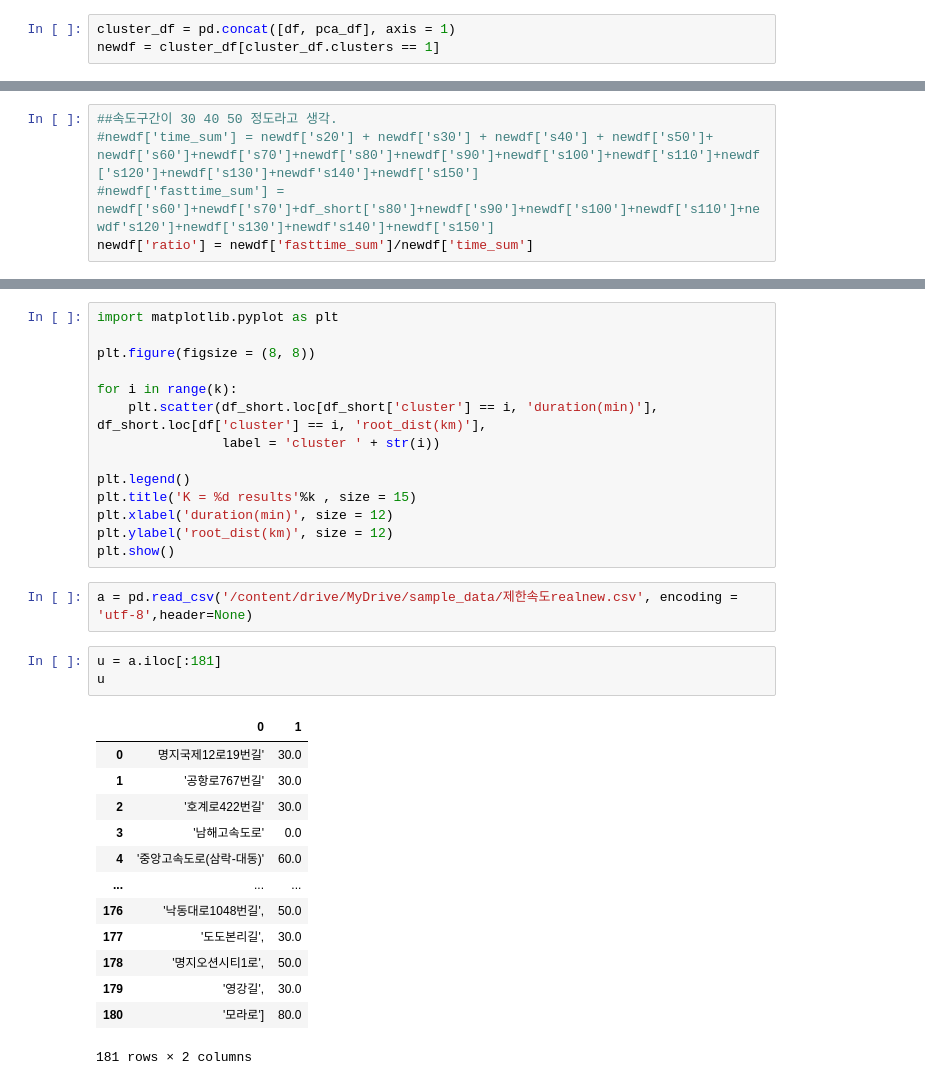
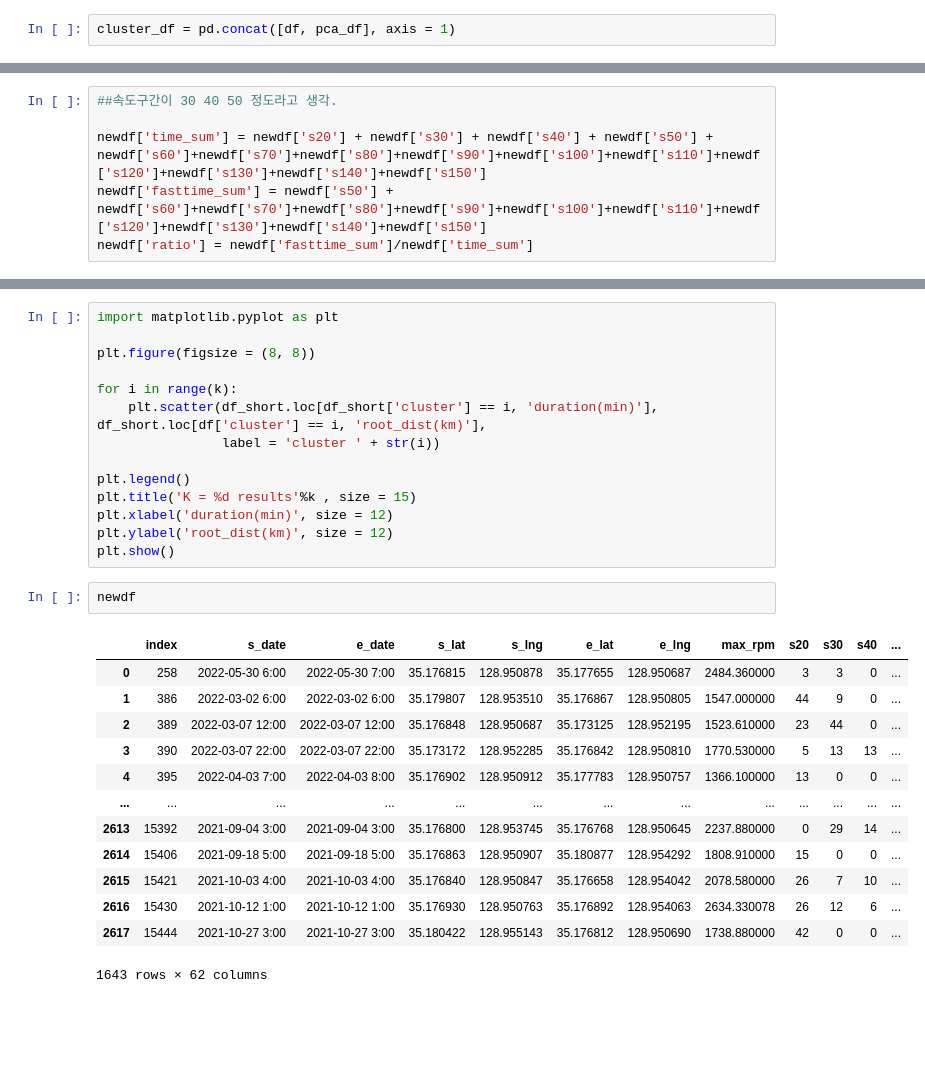
Before and after one commit to iterat1on/Realtime_abnomal_driving_detection, a Jupyter notebook: 클러스터링.ipynb, the cells around one changed output, grey strips where cells are left out. Cells and saved outputs as stored; diff of their text form; blank space fills up the shorter version.

```diff
--- a/클러스터링.ipynb
+++ b/클러스터링.ipynb
@@ -199,4 +148,3 @@ Name: clusters, dtype: int64
 df.reset_index(inplace = True)
 # %%
 cluster_df = pd.concat([df, pca_df], axis = 1)
-newdf = cluster_df[cluster_df.clusters == 1]
@@ -280,5 +217,6 @@ newdf.road_1.unique()
 # %%
 ##속도구간이 30 40 50 정도라고 생각.
-#newdf['time_sum'] = newdf['s20'] + newdf['s30'] + newdf['s40'] + newdf['s50']+ newdf['s60']+newdf['s70']+newdf['s80']+newdf['s90']+newdf['s100']+newdf['s110']+newdf['s120']+newdf['s130']+newdf's140']+newdf['s150']
-#newdf['fasttime_sum'] = newdf['s60']+newdf['s70']+df_short['s80']+newdf['s90']+newdf['s100']+newdf['s110']+newdf's120']+newdf['s130']+newdf's140']+newdf['s150']
+
+newdf['time_sum'] = newdf['s20'] + newdf['s30'] + newdf['s40'] + newdf['s50'] + newdf['s60']+newdf['s70']+newdf['s80']+newdf['s90']+newdf['s100']+newdf['s110']+newdf['s120']+newdf['s130']+newdf['s140']+newdf['s150']
+newdf['fasttime_sum'] = newdf['s50'] + newdf['s60']+newdf['s70']+newdf['s80']+newdf['s90']+newdf['s100']+newdf['s110']+newdf['s120']+newdf['s130']+newdf['s140']+newdf['s150']
 newdf['ratio'] = newdf['fasttime_sum']/newdf['time_sum']
@@ -370,22 +286,19 @@ plt.title('K = %d results'%k , size = 15)
 plt.xlabel('duration(min)', size = 12)
 plt.ylabel('root_dist(km)', size = 12)
 plt.show()
-# %%
-a = pd.read_csv('/content/drive/MyDrive/sample_data/제한속도realnew.csv', encoding = 'utf-8',header=None)
-# %%
-u = a.iloc[:181]
-u
-# %% [output]
-|  | 0 | 1 |
-| 0 | 명지국제12로19번길' | 30.0 |
-| 1 | '공항로767번길' | 30.0 |
-| 2 | '호계로422번길' | 30.0 |
-| 3 | '남해고속도로' | 0.0 |
-| 4 | '중앙고속도로(삼락-대동)' | 60.0 |
-| ... | ... | ... |
-| 176 | '낙동대로1048번길', | 50.0 |
-| 177 | '도도본리길', | 30.0 |
-| 178 | '명지오션시티1로', | 50.0 |
-| 179 | '영강길', | 30.0 |
-| 180 | '모라로'] | 80.0 |
-181 rows × 2 columns
+# %%
+newdf
+# %% [output]
+|  | index | s_date | e_date | s_lat | s_lng | e_lat | e_lng | max_rpm | s20 | s30 | s40 | ... |
+| 0 | 258 | 2022-05-30 6:00 | 2022-05-30 7:00 | 35.176815 | 128.950878 | 35.177655 | 128.950687 | 2484.360000 | 3 | 3 | 0 | ... |
+| 1 | 386 | 2022-03-02 6:00 | 2022-03-02 6:00 | 35.179807 | 128.953510 | 35.176867 | 128.950805 | 1547.000000 | 44 | 9 | 0 | ... |
+| 2 | 389 | 2022-03-07 12:00 | 2022-03-07 12:00 | 35.176848 | 128.950687 | 35.173125 | 128.952195 | 1523.610000 | 23 | 44 | 0 | ... |
+| 3 | 390 | 2022-03-07 22:00 | 2022-03-07 22:00 | 35.173172 | 128.952285 | 35.176842 | 128.950810 | 1770.530000 | 5 | 13 | 13 | ... |
+| 4 | 395 | 2022-04-03 7:00 | 2022-04-03 8:00 | 35.176902 | 128.950912 | 35.177783 | 128.950757 | 1366.100000 | 13 | 0 | 0 | ... |
+| ... | ... | ... | ... | ... | ... | ... | ... | ... | ... | ... | ... | ... |
+| 2613 | 15392 | 2021-09-04 3:00 | 2021-09-04 3:00 | 35.176800 | 128.953745 | 35.176768 | 128.950645 | 2237.880000 | 0 | 29 | 14 | ... |
+| 2614 | 15406 | 2021-09-18 5:00 | 2021-09-18 5:00 | 35.176863 | 128.950907 | 35.180877 | 128.954292 | 1808.910000 | 15 | 0 | 0 | ... |
+| 2615 | 15421 | 2021-10-03 4:00 | 2021-10-03 4:00 | 35.176840 | 128.950847 | 35.176658 | 128.954042 | 2078.580000 | 26 | 7 | 10 | ... |
+| 2616 | 15430 | 2021-10-12 1:00 | 2021-10-12 1:00 | 35.176930 | 128.950763 | 35.176892 | 128.954063 | 2634.330078 | 26 | 12 | 6 | ... |
+| 2617 | 15444 | 2021-10-27 3:00 | 2021-10-27 3:00 | 35.180422 | 128.955143 | 35.176812 | 128.950690 | 1738.880000 | 42 | 0 | 0 | ... |
+1643 rows × 62 columns
```
Also changed, not shown: parts of 38 cells of this notebook.
